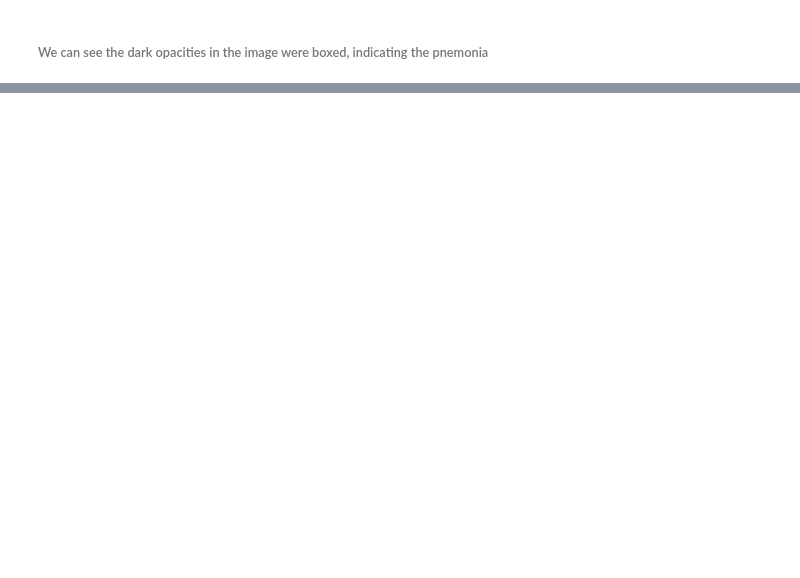
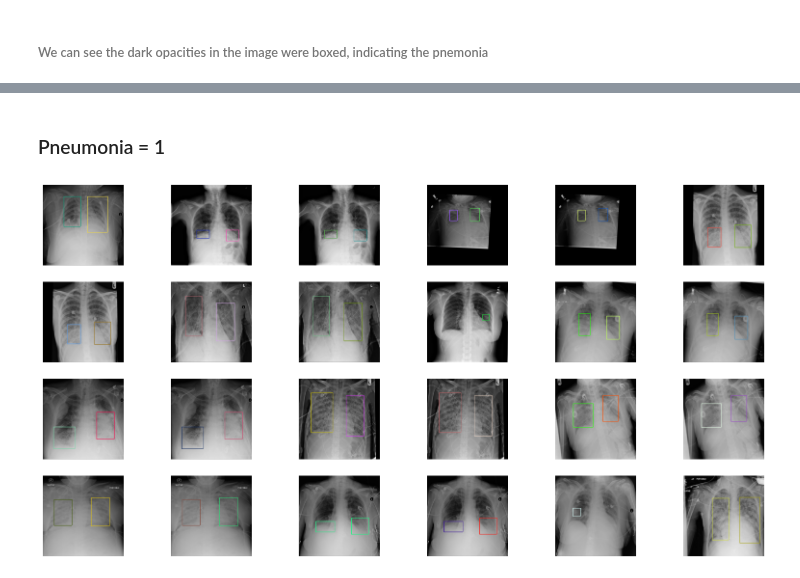
Before and after one commit to BozinovskiDaniel/Pneumonia-Image-Classifier, a Jupyter notebook: EDA_Pneuomonia.ipynb, the cells around one changed output, grey strips where cells are left out. Cells and saved outputs as stored; diff of their text form; code cells hidden in the pictures; blank space fills up the shorter version.

```diff
--- a/EDA_Pneuomonia.ipynb
+++ b/EDA_Pneuomonia.ipynb
@@ -318,0 +321,13 @@ drawBox(parsedData[patient1])
+# %%
+# Get all patients with no pneumonia
+patients0 = [(row['patientId']) for n, row in merged.iterrows() if row['Target'] == 0]
+# %%
+fig = plt.figure(figsize=(20, 10))
+
+columns = 6
+rows = 4
+
+for i in range(1, columns*rows +1):
+
+    fig.add_subplot(rows, columns, i) # Add the subplot
+    drawBox(parsedData[patients0[i]]) # Draw the box
@@ -318,0 +336,17 @@ drawBox(parsedData[patient1])
+# %% [markdown]
+### Pneumonia = 1
+# %%
+# Get all patients with pneumonia
+patients1 = [(row['patientId']) for n, row in merged.iterrows() if row['Target'] == 1]
+# %%
+fig = plt.figure(figsize=(20, 10))
+
+columns = 6
+rows = 4
+
+for i in range(1, columns*rows +1):
+
+    fig.add_subplot(rows, columns, i) # Add the subplot
+    drawBox(parsedData[patients1[i]]) # Draw the box
+# %% [output]
+[figure, added]
```
Also changed, not shown: parts of 9 cells of this notebook, 1 other file.
